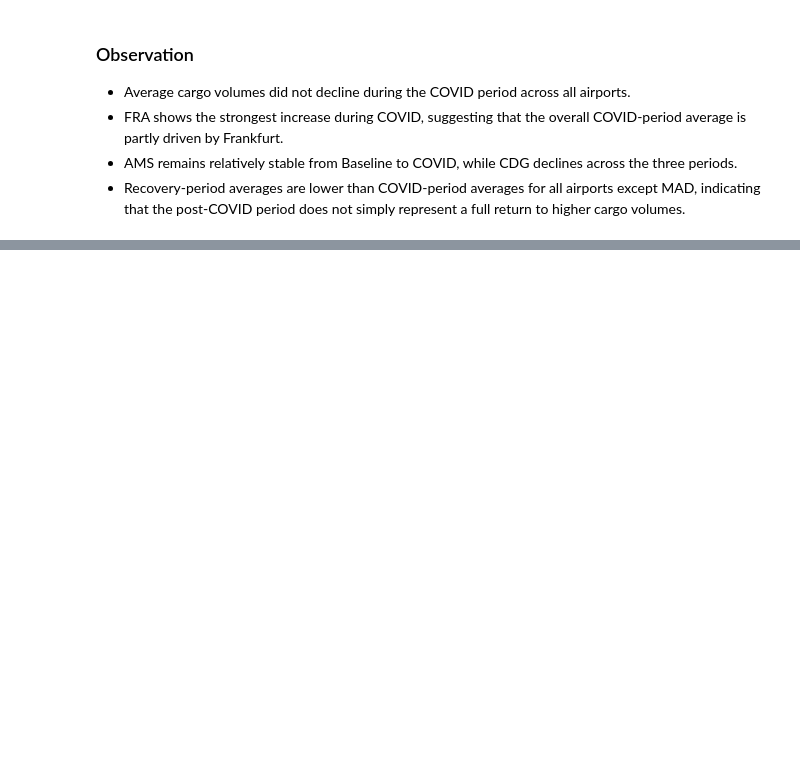
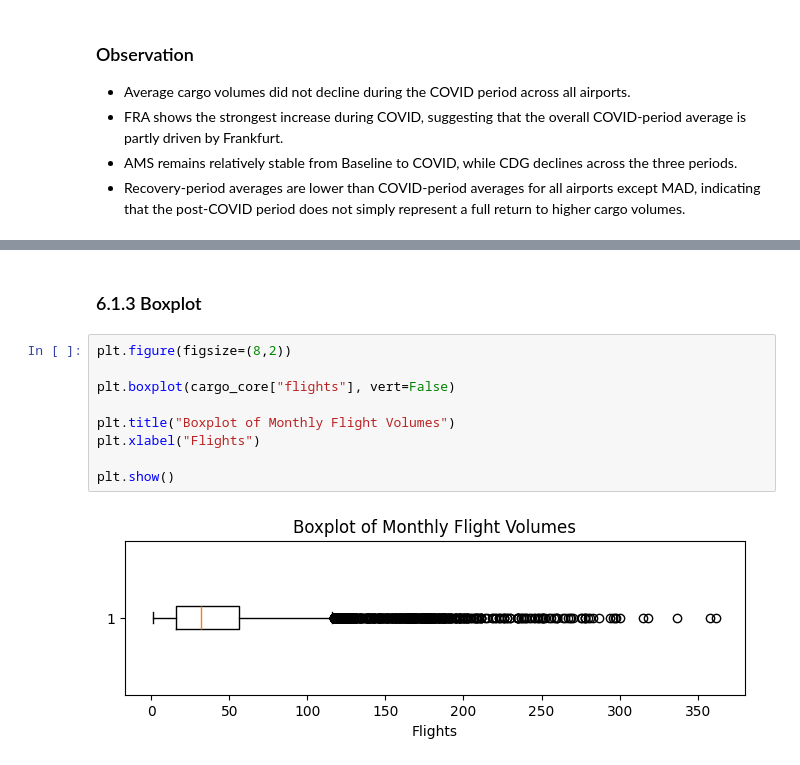
Before and after one commit to h-albrecht-ams/Capstone-Project, a Jupyter notebook: python/01_cargo_analysis.ipynb, the cells around one changed output, grey strips where cells are left out. Drawn from its saved outputs; the diff is of its cells as text; blank space fills up the shorter version.

```diff
--- a/python/01_cargo_analysis.ipynb
+++ b/python/01_cargo_analysis.ipynb
@@ -1453,0 +1500,13 @@ plt.show()
+# %% [markdown]
+### 6.1.3 Boxplot
+# %%
+plt.figure(figsize=(8,2))
+
+plt.boxplot(cargo_core["flights"], vert=False)
+
+plt.title("Boxplot of Monthly Flight Volumes")
+plt.xlabel("Flights")
+
+plt.show()
+# %% [output]
+[figure, added]
```
Also changed, not shown: parts of 85 cells of this notebook.
